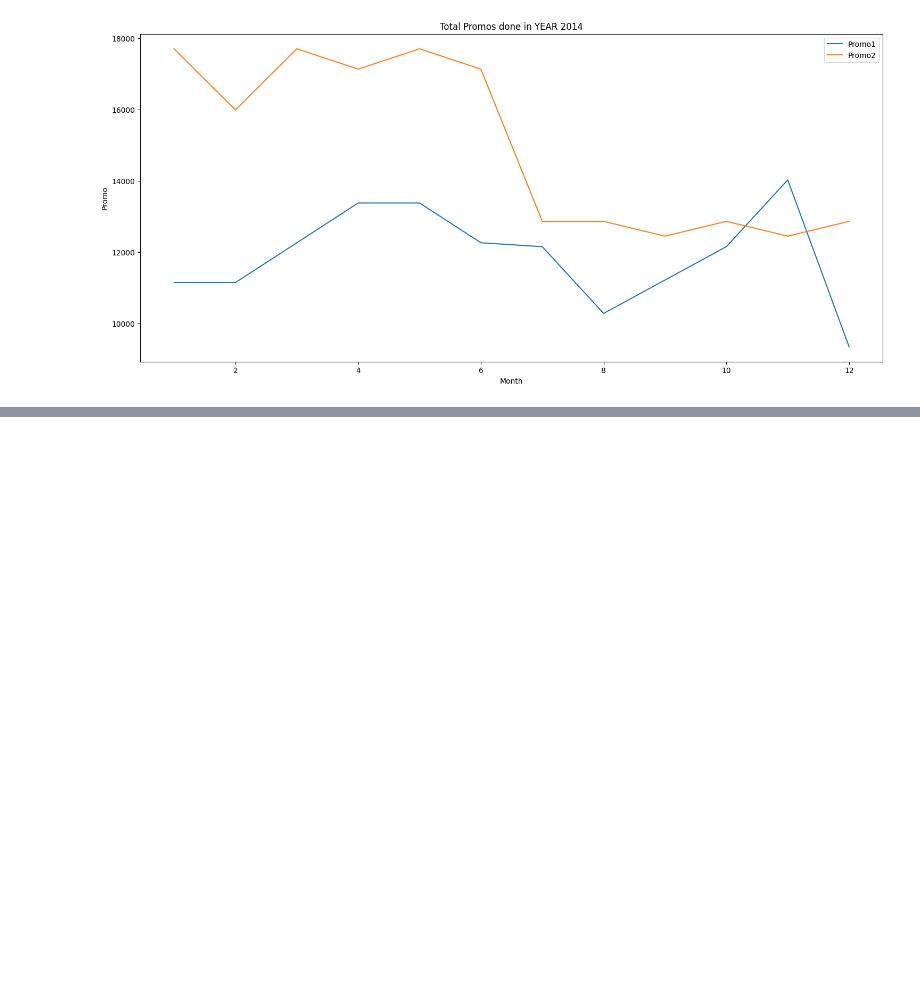
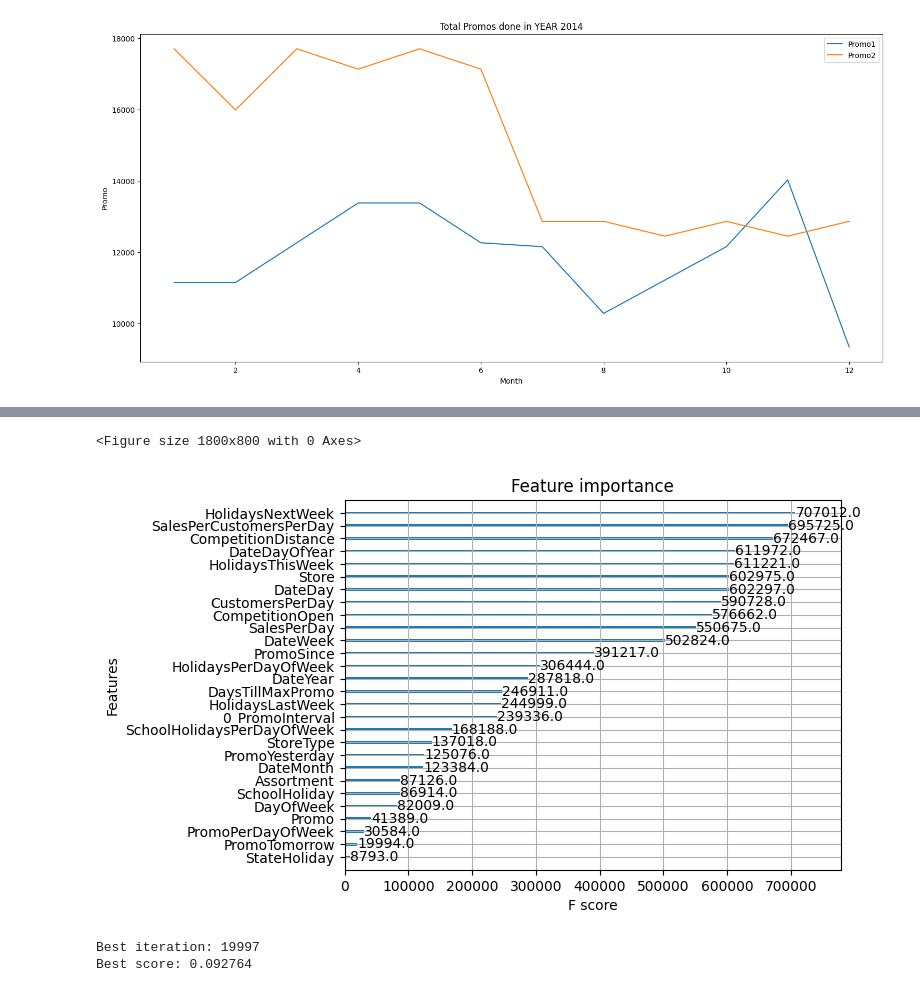
Before and after one commit to susannahsu/rossman-store-sales, a Jupyter notebook: rossman_sales_prediction.ipynb, the cells around one changed output, grey strips where cells are left out. Drawn from its saved outputs; the diff is of its cells as text; code cells hidden in the pictures; blank space fills up the shorter version.

Commit message:
Finish modeling

```diff
--- a/rossman_sales_prediction.ipynb
+++ b/rossman_sales_prediction.ipynb
@@ -357,0 +717,36 @@ plt.show()
+# %%
+dtrain = xgb.DMatrix(x_train, y_train)
+dtest = xgb.DMatrix(x_test, y_test)
+# %%
+num_round = 20000
+evallist = [(dtrain, 'train'), (dtest, 'test')]
+
+param = {'max_depth': 9,
+         'eta': 0.01,
+         'subsample': 0.75,
+         'colsample_bytree': 0.6,
+         'objective': 'reg:squarederror'}
+
+plst = list(param.items())
+# %%
+def ToWeight(y):
+    w = np.zeros(y.shape, dtype=float)
+    ind = y != 0
+    w[ind] = 1./(y[ind]**2)
+    return w
+
+def rmspe(yhat, y):
+    w = ToWeight(y)
+    rmspe = np.sqrt(np.mean( w * (y - yhat)**2 ))
+    return rmspe
+
+def rmspe_xg(yhat, y):
+    y = y.get_label()
+    y = np.exp(y) - 1
+    yhat = np.exp(yhat) - 1
+    w = ToWeight(y)
+    rmspe = np.sqrt(np.mean(w * (y - yhat)**2))
+    return "rmspe", rmspe
+# %%
+model = xgb.train(plst, dtrain, num_round, evallist,
+                  feval=rmspe_xg, verbose_eval=25, early_stopping_rounds=250)
@@ -357,0 +771,14 @@ plt.show()
+# %%
+# Print Feature Importance
+plt.figure(figsize=(18,8))
+xgb.plot_importance(model)
+plt.show()
+# %% [output]
+<Figure size 1800x800 with 0 Axes>
+[figure, added]
+# %%
+print("Best iteration:", model.best_iteration)
+print("Best score:", model.best_score)
+# %% [output]
+Best iteration: 19997
+Best score: 0.092764
```
Also changed, not shown: parts of 58 cells of this notebook.
